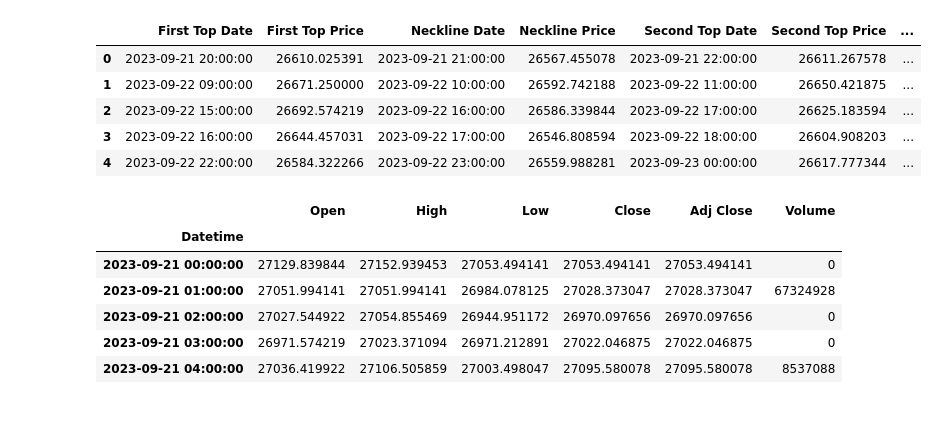
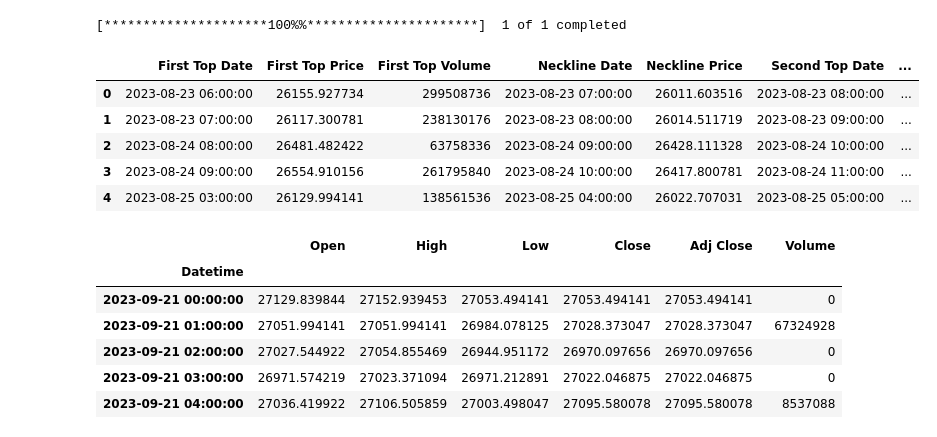
Before and after one commit to sebinsaji007/market-pattern-recognition, a Jupyter notebook: doubletop_much_better.ipynb, the cells around one changed output. Drawn from its saved outputs; the diff is of its cells as text; code cells hidden in the pictures.

```diff
--- a/doubletop_much_better.ipynb
+++ b/doubletop_much_better.ipynb
@@ -8,69 +6,95 @@ ticker = 'BTC-USD'
+# %%
+ticker = 'BTC-USD'
+data = yf.download("BTC-USD", start="2023-08-21", end="2023-09-24",  interval = "60m")
+# %% [output]
+[*********************100%%**********************]  1 of 1 completed
 # %%
 import yfinance as yf
+import numpy as np
 import pandas as pd
 
-def detect_double_top_with_percentage_drop(data):
+
+def average_true_range_corrected(data, period=14):
+    """Calculate the Average True Range (ATR) for a DataFrame."""
+    # Calculate true range for each row
+    high_minus_low = data['High'] - data['Low']
+    high_minus_close_prev = abs(data['High'] - data['Close'].shift(1))
+    low_minus_close_prev = abs(data['Low'] - data['Close'].shift(1))
+
+    data['TR'] = pd.concat([high_minus_low, high_minus_close_prev, low_minus_close_prev], axis=1).max(axis=1)
+
+    # Calculate ATR
+    data['ATR'] = data['TR'].rolling(window=period).mean()
+    data.drop(columns=['TR'], inplace=True)  # Drop TR column after calculating ATR
+    return data
+
+# Adjusting the main function to use the corrected ATR function
+def detect_double_top_with_volume_confirmation(data):
     detected_patterns = []
+
+    # Calculate ATR for the data
+    data = average_true_range_corrected(data)
 
     for i in range(2, len(data) - 13):  # Adjusting the range to ensure we have at least 10 candles after the detected pattern
         first_top = data['High'].iloc[i-2]
+        first_top_volume = data['Volume'].iloc[i-2]
+
         neckline = data['Low'].iloc[i-1]
+
         second_top = data['High'].iloc[i]
+        second_top_volume = data['Volume'].iloc[i]
 
-        if abs(first_top - second_top) < 0.01 * first_top:
+        atr_value = data['ATR'].iloc[i]
+
+        # Using ATR to adjust the tolerance dynamically and checking volume confirmation
+        if abs(first_top - second_top) < atr_value and second_top_volume < first_top_volume:
             if data['Close'].iloc[i-2] > neckline and data['Open'].iloc[i-2] > neckline:
                 if data['Close'].iloc[i] > neckline and data['Open'].iloc[i] > neckline:
                     if data['Close'].iloc[i+1] < neckline:
                         neckline_broken_price = data['Close'].iloc[i+1]
                         neckline_broken_date = data.index[i+1]
                         lowest_next_10 = min(data['Low'].iloc[i+2:i+12])
+                        highest_next_10 = max(data['High'].iloc[i+2:i+12])
                     elif data['Close'].iloc[i+2] < neckline:
                         neckline_broken_price = data['Close'].iloc[i+2]
                         neckline_broken_date = data.index[i+2]
                         lowest_next_10 = min(data['Low'].iloc[i+3:i+13])
+                        highest_next_10 = max(data['High'].iloc[i+3:i+13])
                     else:
                         continue
 
                     percentage_drop = ((lowest_next_10 - neckline_broken_price) / neckline_broken_price) * 100
+                    percentage_rise = ((highest_next_10 - neckline_broken_price) / neckline_broken_price) * 100
 
                     detected_patterns.append({
                         'First Top Date': data.index[i-2],
                         'First Top Price': first_top,
+                        'First Top Volume': first_top_volume,
                         'Neckline Date': data.index[i-1],
                         'Neckline Price': neckline,
                         'Second Top Date': data.index[i],
                         'Second Top Price': second_top,
+                        'Second Top Volume': second_top_volume,
                         'Neckline Broken Date': neckline_broken_date,
                         'Neckline Broken Price': neckline_broken_price,
                         'Lowest of Next 10 Candles': lowest_next_10,
-                        'Percentage Drop': percentage_drop
+                        'Highest of Next 10 Candles': highest_next_10,
+                        'Percentage Drop': percentage_drop,
+                        'Percentage Rise': percentage_rise
                     })
 
     return pd.DataFrame(detected_patterns)
 
-# Running the function on the sample data to demonstrate the new feature
-df_with_percentage_drop = detect_double_top_with_percentage_drop(data)
-df_with_percentage_drop.head()
-
-
-# Since I cannot access yfinance directly, I'm not running the get_double_top_patterns() function.
-# However, you can run it on your local environment to get the desired results.
-
-
-def get_double_top_patterns():
-    data = yf.download("BTC-USD", start="2023-09-21", end="2023-09-24",  interval = "60m")
-    return detect_double_top(data)
-
-# Example usage
-df = detect_double_top_with_percentage_drop(data)
-df
+# Running the function on the sample data to demonstrate the volume confirmation feature
+df_with_volume_confirmation = detect_double_top_with_volume_confirmation(data)
+df_with_volume_confirmation.head()
 # %% [output]
-|  | First Top Date | First Top Price | Neckline Date | Neckline Price | Second Top Date | Second Top Price | ... |
-| 0 | 2023-09-21 20:00:00 | 26610.025391 | 2023-09-21 21:00:00 | 26567.455078 | 2023-09-21 22:00:00 | 26611.267578 | ... |
-| 1 | 2023-09-22 09:00:00 | 26671.250000 | 2023-09-22 10:00:00 | 26592.742188 | 2023-09-22 11:00:00 | 26650.421875 | ... |
-| 2 | 2023-09-22 15:00:00 | 26692.574219 | 2023-09-22 16:00:00 | 26586.339844 | 2023-09-22 17:00:00 | 26625.183594 | ... |
-| 3 | 2023-09-22 16:00:00 | 26644.457031 | 2023-09-22 17:00:00 | 26546.808594 | 2023-09-22 18:00:00 | 26604.908203 | ... |
-| 4 | 2023-09-22 22:00:00 | 26584.322266 | 2023-09-22 23:00:00 | 26559.988281 | 2023-09-23 00:00:00 | 26617.777344 | ... |
+|  | First Top Date | First Top Price | First Top Volume | Neckline Date | Neckline Price | Second Top Date | ... |
+| 0 | 2023-08-23 06:00:00 | 26155.927734 | 299508736 | 2023-08-23 07:00:00 | 26011.603516 | 2023-08-23 08:00:00 | ... |
+| 1 | 2023-08-23 07:00:00 | 26117.300781 | 238130176 | 2023-08-23 08:00:00 | 26014.511719 | 2023-08-23 09:00:00 | ... |
+| 2 | 2023-08-24 08:00:00 | 26481.482422 | 63758336 | 2023-08-24 09:00:00 | 26428.111328 | 2023-08-24 10:00:00 | ... |
+| 3 | 2023-08-24 09:00:00 | 26554.910156 | 261795840 | 2023-08-24 10:00:00 | 26417.800781 | 2023-08-24 11:00:00 | ... |
+| 4 | 2023-08-25 03:00:00 | 26129.994141 | 138561536 | 2023-08-25 04:00:00 | 26022.707031 | 2023-08-25 05:00:00 | ... |
 # %%
 data.head(30)
 # %% [output]
```
Also changed, not shown: parts of 1 cell of this notebook.
